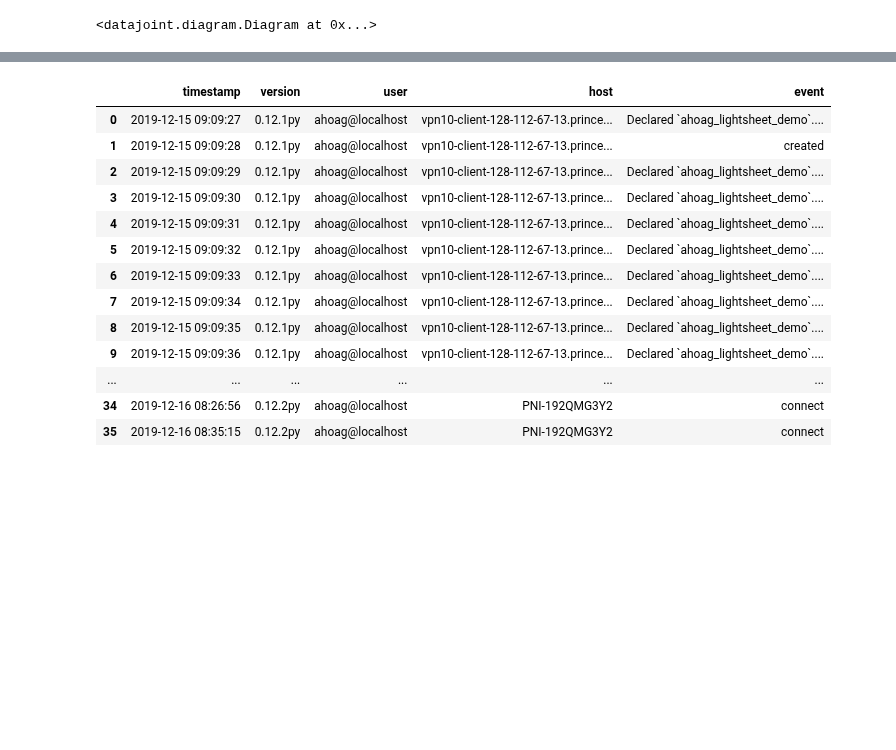
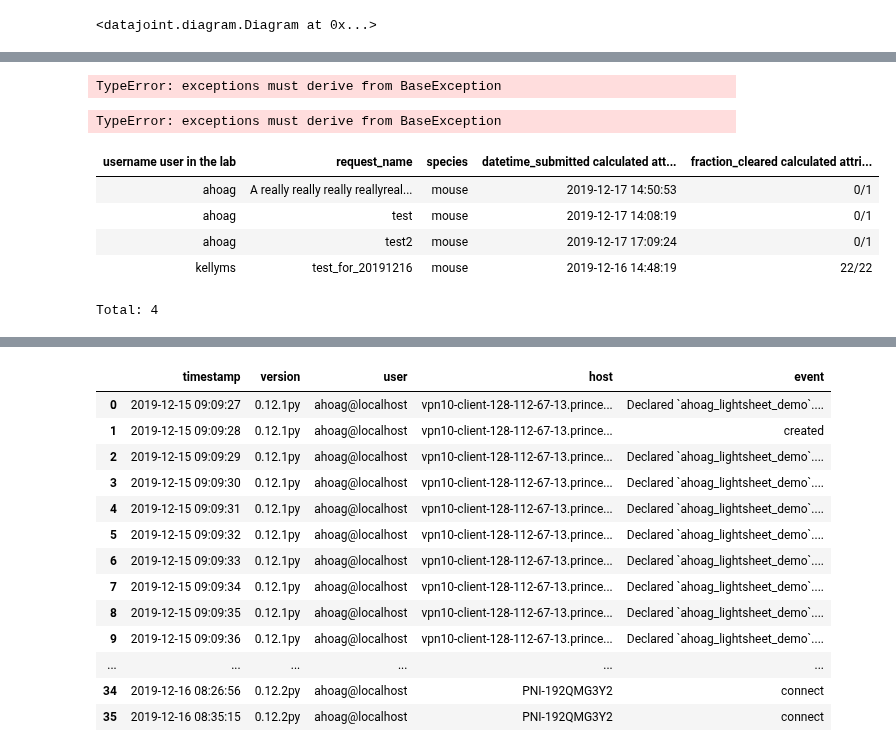
Before and after one commit to BrainCOGS/lightserv, a Jupyter notebook: notebooks/datajoint_sandbox.ipynb, the cells around one changed output, grey strips where cells are left out. Saved outputs shown, nothing was run; the diff lists cells and outputs as text; code cells hidden in the pictures; blank space fills up the shorter version.

```diff
--- a/notebooks/datajoint_sandbox.ipynb
+++ b/notebooks/datajoint_sandbox.ipynb
@@ -45,0 +63,22 @@ schema.Request()
+# %%
+dj.U('username','request_name').aggr(request_contents * sample_contents,
+                                     number_of_samples='number_of_samples',
+                                     n_cleared='SUM(clearing_progress="complete")',
+                                     fraction_cleared='n_cleared / number_of_samples')
+# %% [output]
+TypeError: exceptions must derive from BaseException
+TypeError: exceptions must derive from BaseException
+# %%
+sample_joined_contents = dj.U('username','request_name').aggr(request_contents * sample_contents,
+                                     number_of_samples='number_of_samples',
+                                     species='species',datetime_submitted='TIMESTAMP(date_submitted,time_submitted)',
+                                     n_cleared='CONVERT(SUM(clearing_progress="complete"),char)').\
+proj(fraction_cleared='CONCAT(n_cleared,"/",CONVERT(number_of_samples,char))',species='species',datetime_submitted='datetime_submitted',)
+sample_joined_contents
+# %% [output]
+| username user in the lab | request_name | species | datetime_submitted calculated att... | fraction_cleared calculated attri... |
+| ahoag | A really really really reallyreal... | mouse | 2019-12-17 14:50:53 | 0/1 |
+| ahoag | test | mouse | 2019-12-17 14:08:19 | 0/1 |
+| ahoag | test2 | mouse | 2019-12-17 17:09:24 | 0/1 |
+| kellyms | test_for_20191216 | mouse | 2019-12-16 14:48:19 | 22/22 |
+Total: 4
```
Also changed, not shown: parts of 13 cells of this notebook, 3 other files.
